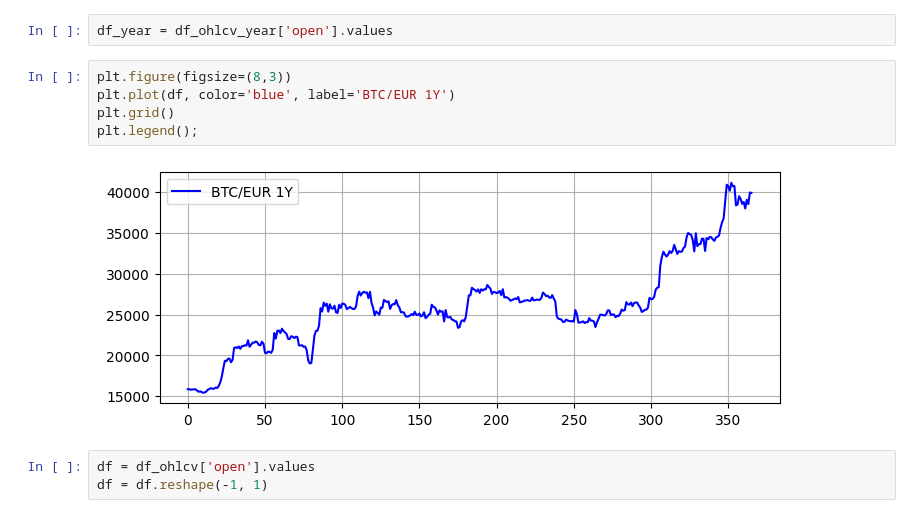
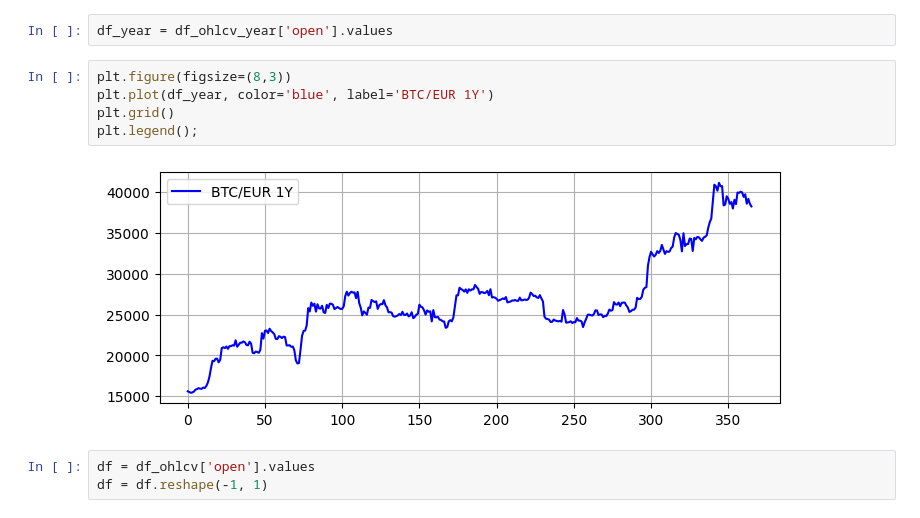
Before and after one commit to bkbugaj/bitcoin-price-prediction, a Jupyter notebook: bitcoin-price-prediction.ipynb, the cells around one changed output. Drawn from its saved outputs; the diff is of its cells as text.

```diff
--- a/bitcoin-price-prediction.ipynb
+++ b/bitcoin-price-prediction.ipynb
@@ -62,11 +62,11 @@ df_ohlcv_year.describe()
 df_year = df_ohlcv_year['open'].values
 # %%
 plt.figure(figsize=(8,3))
-plt.plot(df, color='blue', label='BTC/EUR 1Y')
+plt.plot(df_year, color='blue', label='BTC/EUR 1Y')
 plt.grid()
 plt.legend();
 # %% [output]
-[figure, old version]
+[figure, new version]
 # %%
 df = df_ohlcv['open'].values
 df = df.reshape(-1, 1)
```
Also changed, not shown: parts of 20 cells of this notebook.
